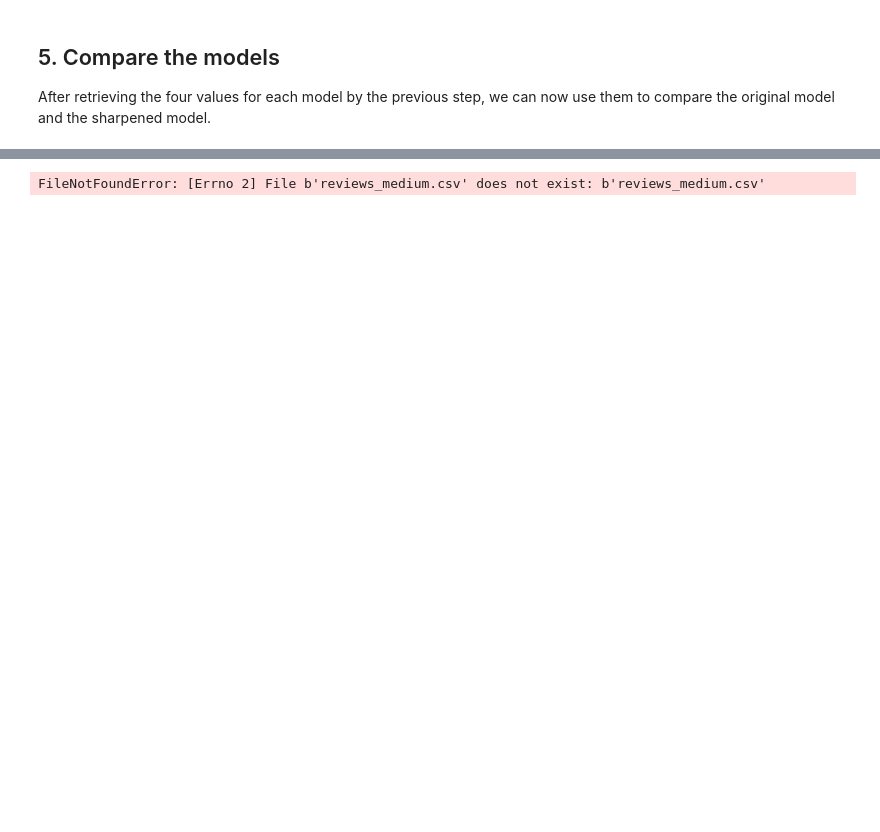
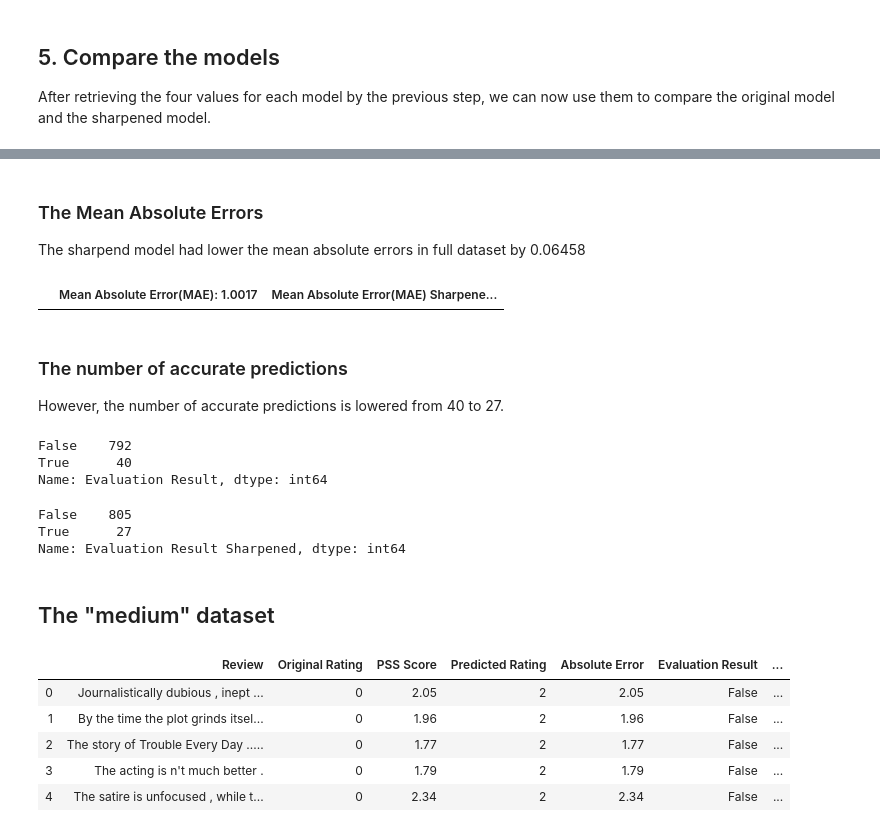
Before and after one commit to diegoarmaca/SentimentScore, a Jupyter notebook: Sentiment_Explore.ipynb, the cells around one changed output, grey strips where cells are left out. Cells and saved outputs as stored; diff of their text form; code cells hidden in the pictures; blank space fills up the shorter version.

```diff
--- a/Sentiment_Explore.ipynb
+++ b/Sentiment_Explore.ipynb
@@ -244,5 +268,34 @@ FileNotFoundError: [Errno 2] File b'reviews_full.csv' does not exist: b'reviews_
+# %% [markdown]
+### The Mean Absolute Errors
+The sharpend model had lower the mean absolute errors in full dataset by 0.06458
+# %%
+pd.read_csv('reviews_full.csv', nrows=0)
+# %% [output]
+|  | Mean Absolute Error(MAE): 1.0017 | Mean Absolute Error(MAE) Sharpene... |
+# %% [markdown]
+### The number of accurate predictions
+However, the number of accurate predictions is lowered from 40 to 27.
+# %%
+evaluated_reviews_full["Evaluation Result"].value_counts()
+# %% [output]
+False    792
+True      40
+Name: Evaluation Result, dtype: int64
+# %%
+evaluated_reviews_full["Evaluation Result Sharpened"].value_counts()
+# %% [output]
+False    805
+True      27
+Name: Evaluation Result Sharpened, dtype: int64
+# %% [markdown]
+## The "medium" dataset
 # %%
-evaluated_reviews_medium = pd.read_csv('reviews_medium.csv', header=3)
+evaluated_reviews_medium = pd.read_csv('reviews_medium.csv', header=2)
 evaluated_reviews_medium.head()
 # %% [output]
-FileNotFoundError: [Errno 2] File b'reviews_medium.csv' does not exist: b'reviews_medium.csv'
+|  | Review | Original Rating | PSS Score | Predicted Rating | Absolute Error | Evaluation Result | ... |
+| 0 | Journalistically dubious , inept ... | 0 | 2.05 | 2 | 2.05 | False | ... |
+| 1 | By the time the plot grinds itsel... | 0 | 1.96 | 2 | 1.96 | False | ... |
+| 2 | The story of Trouble Every Day ..... | 0 | 1.77 | 2 | 1.77 | False | ... |
+| 3 | The acting is n't much better . | 0 | 1.79 | 2 | 1.79 | False | ... |
+| 4 | The satire is unfocused , while t... | 0 | 2.34 | 2 | 2.34 | False | ... |
```
Also changed, not shown: parts of 29 cells of this notebook.
